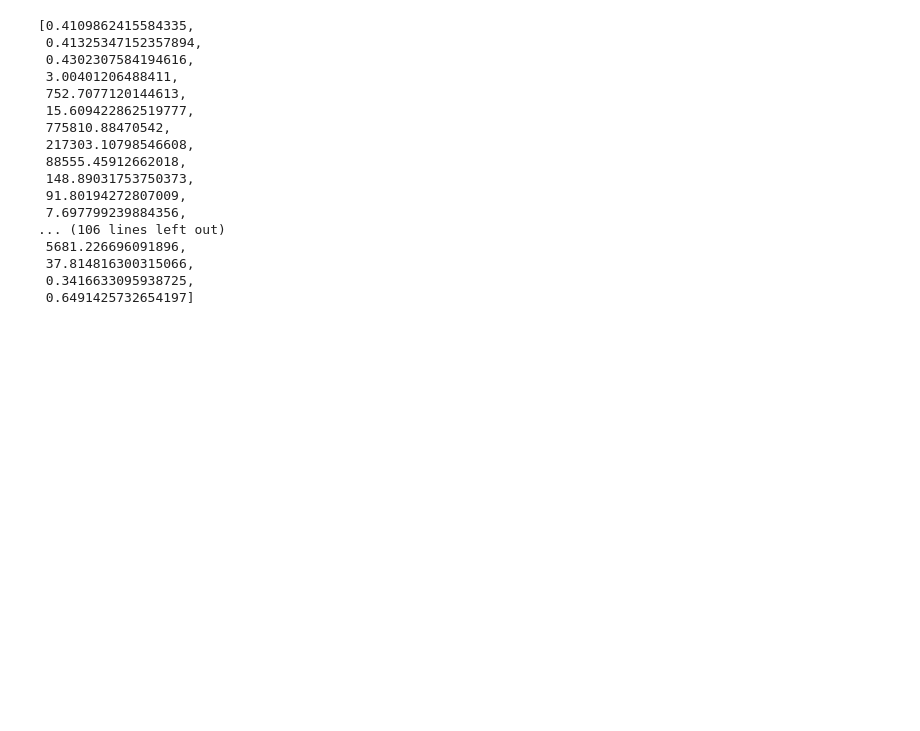
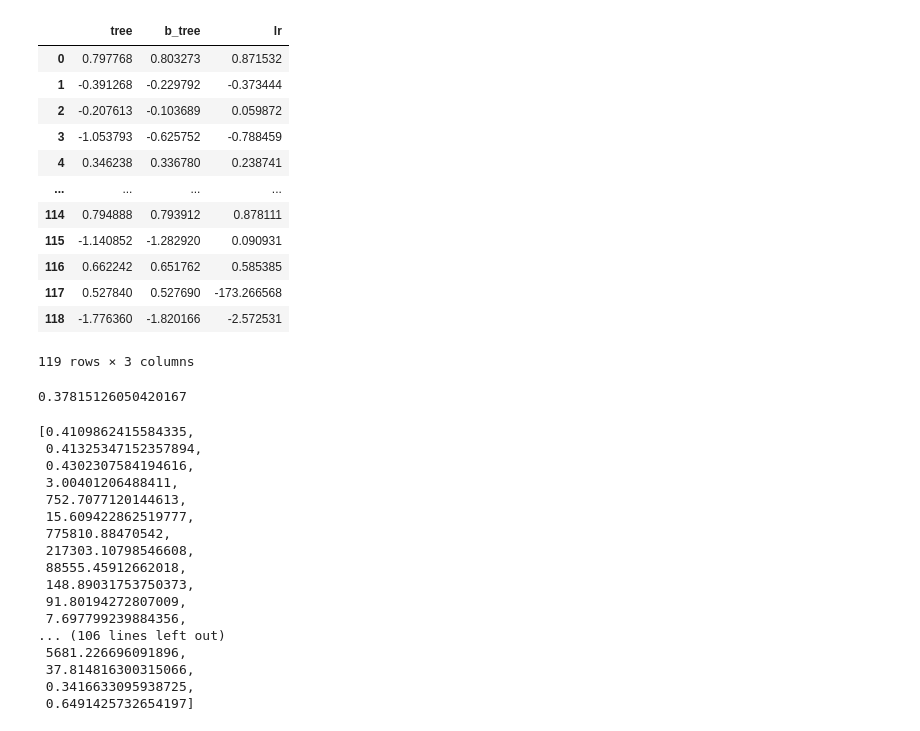
Before and after one commit to Hlibisev/bayesian_regression_tree, a Jupyter notebook: test.ipynb, the cells around one changed output. Cells and saved outputs as stored; diff of their text form; code cells hidden in the pictures; blank space fills up the shorter version.

```diff
--- a/test.ipynb
+++ b/test.ipynb
@@ -211,3 +197,32 @@ array([ True, False, False, False, False,  True,  True, False, False,
+# %%
+tree_test_scores = np.array(tree_test_scores).reshape(-1, 1)
+b_tree_test_scores = np.array(b_tree_test_scores).reshape(-1, 1)
+lr_test_scores = np.array(lr_test_scores).reshape(-1, 1)
+# %%
+results = np.concatenate((tree_test_scores, b_tree_test_scores, lr_test_scores), axis=1)
+# %%
+import pandas as pd
+results = pd.DataFrame(results, columns=["tree", "b_tree", "lr"])
+# %%
+results
+# %% [output]
+|  | tree | b_tree | lr |
+| 0 | 0.797768 | 0.803273 | 0.871532 |
+| 1 | -0.391268 | -0.229792 | -0.373444 |
+| 2 | -0.207613 | -0.103689 | 0.059872 |
+| 3 | -1.053793 | -0.625752 | -0.788459 |
+| 4 | 0.346238 | 0.336780 | 0.238741 |
+| ... | ... | ... | ... |
+| 114 | 0.794888 | 0.793912 | 0.878111 |
+| 115 | -1.140852 | -1.282920 | 0.090931 |
+| 116 | 0.662242 | 0.651762 | 0.585385 |
+| 117 | 0.527840 | 0.527690 | -173.266568 |
+| 118 | -1.776360 | -1.820166 | -2.572531 |
+119 rows × 3 columns
+# %%
+(results['tree'] < results["b_tree"]).mean()
+# %% [output]
+0.37815126050420167
 # %%
 b_tree_test_scores
 # %% [output]
```
Also changed, not shown: parts of 17 cells of this notebook, 1 other file.
